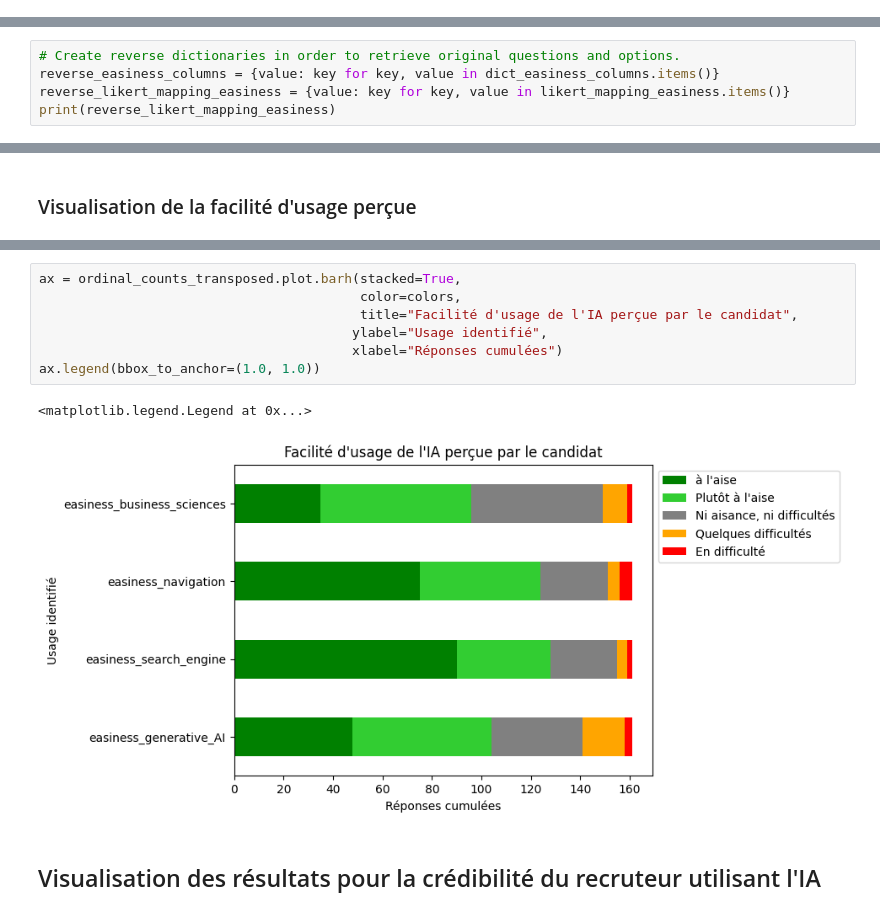
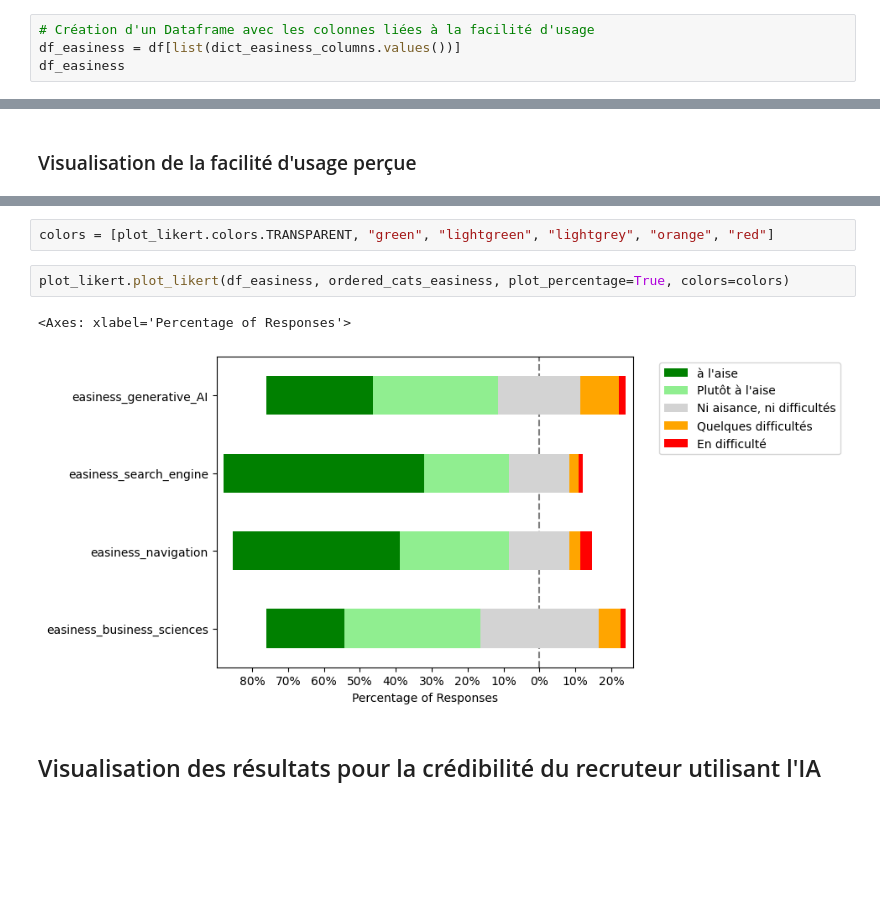
Before and after one commit to Fabrice-64/survey_thesis, a Jupyter notebook: Etude Quantitative.ipynb, the cells around one changed output, grey strips where cells are left out. Cells and saved outputs as stored; diff of their text form; blank space fills up the shorter version.

```diff
--- a/Etude Quantitative.ipynb
+++ b/Etude Quantitative.ipynb
@@ -142,0 +188,4 @@ df.head(10)
+# %%
+# Création d'un Dataframe avec les colonnes liées à la facilité d'usage
+df_easiness = df[list(dict_easiness_columns.values())]
+df_easiness
@@ -550,5 +580,0 @@ A la question “Répondre plus rapidement à une offre" la valeur médiane des
-# %%
-# Create reverse dictionaries in order to retrieve original questions and options.
-reverse_easiness_columns = {value: key for key, value in dict_easiness_columns.items()}
-reverse_likert_mapping_easiness = {value: key for key, value in likert_mapping_easiness.items()}
-print(reverse_likert_mapping_easiness)
@@ -1107,13 +1049,10 @@ ordinal_counts_transposed
+# %%
+colors = [plot_likert.colors.TRANSPARENT, "green", "lightgreen", "lightgrey", "orange", "red"]
 # %%
-ax = ordinal_counts_transposed.plot.barh(stacked=True,
-                                         color=colors,
-                                         title="Facilité d'usage de l'IA perçue par le candidat",
-                                        ylabel="Usage identifié",
-                                        xlabel="Réponses cumulées")
-ax.legend(bbox_to_anchor=(1.0, 1.0))
+plot_likert.plot_likert(df_easiness, ordered_cats_easiness, plot_percentage=True, colors=colors)
 # %% [output]
-<matplotlib.legend.Legend at 0x...>
+<Axes: xlabel='Percentage of Responses'>
-[figure, old version]
+[figure, new version]
 # %% [markdown]
 ## Visualisation des résultats pour la crédibilité du recruteur utilisant l'IA
 # %% [markdown]
```
Also changed, not shown: parts of 114 cells of this notebook.
